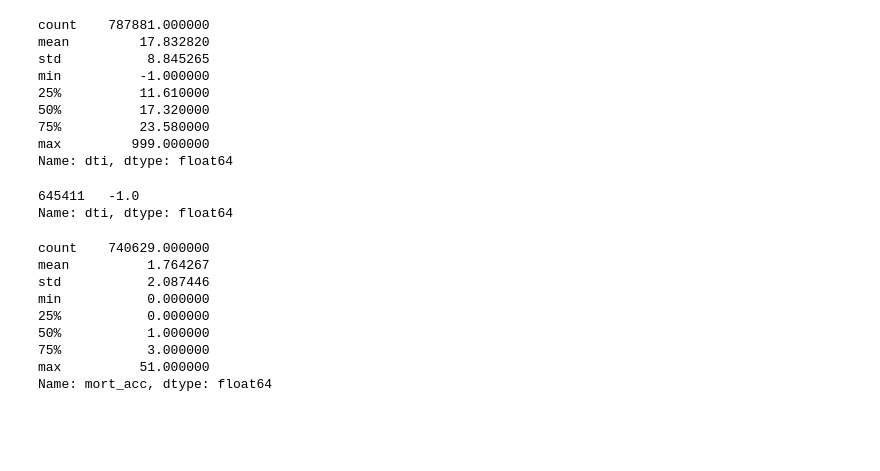
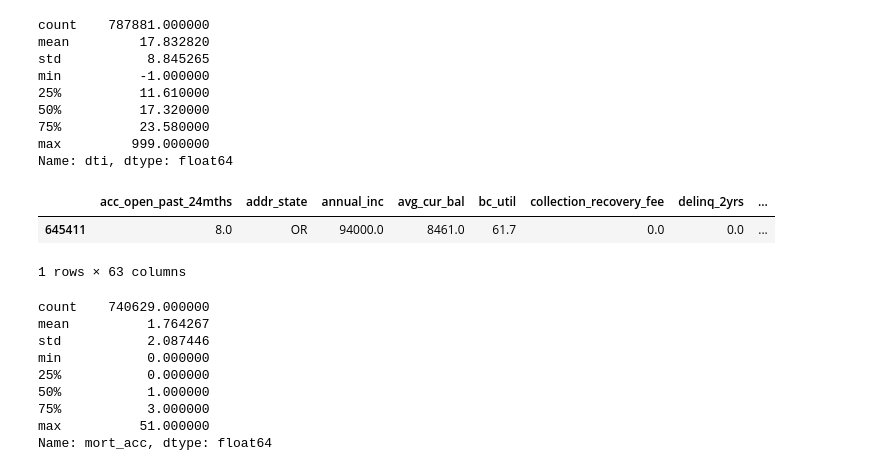
Before and after one commit to mariafabiano/lending-club, a Jupyter notebook: data_cleaning.ipynb, the cells around one changed output. Saved outputs shown, nothing was run; the diff lists cells and outputs as text; code cells hidden in the pictures; blank space fills up the shorter version.

```diff
--- a/data_cleaning.ipynb
+++ b/data_cleaning.ipynb
@@ -1027,3 +562,6 @@ np.where(df.isnull().sum(axis=1)==27)
+# %%
+# Fill with median, since "mths_since_last_delinq" is integer-valued, and slightly skewed left
+df["mths_since_last_delinq"].fillna(df["mths_since_last_delinq"].median(), inplace=True)
 # %%
 df.acc_open_past_24mths.describe()
 # %% [output]
@@ -1110,9 +648,6 @@ Name: inq_last_6mths, dtype: int64
 # %%
 # fill with median due to integer values
 df['inq_last_6mths'].fillna(df['inq_last_6mths'].median(), inplace=True)
-# %%
-# fill with mode due to categorical values
-df['last_credit_pull_d'].fillna(df['last_credit_pull_d'].mode()[0], inplace=True)
 # %%
 df['dti'].describe()
 # %% [output]
@@ -1126,11 +661,11 @@ min          -1.000000
 max         999.000000
 Name: dti, dtype: float64
 # %%
-# df.iloc[645411]
-df[df['dti']==-1]['dti']
+df[df['dti']==-1]
 # %% [output]
+|  | acc_open_past_24mths | addr_state | annual_inc | avg_cur_bal | bc_util | collection_recovery_fee | delinq_2yrs | ... |
+| 645411 | 8.0 | OR | 94000.0 | 8461.0 | 61.7 | 0.0 | 0.0 | ... |
-645411   -1.0
-Name: dti, dtype: float64
+1 rows × 63 columns
 # %%
 # fill with mean; data is not skewed
 # there is only one value of -1, I thought was impossible and placeholder for NaN
```
Also changed, not shown: parts of 141 cells of this notebook.
